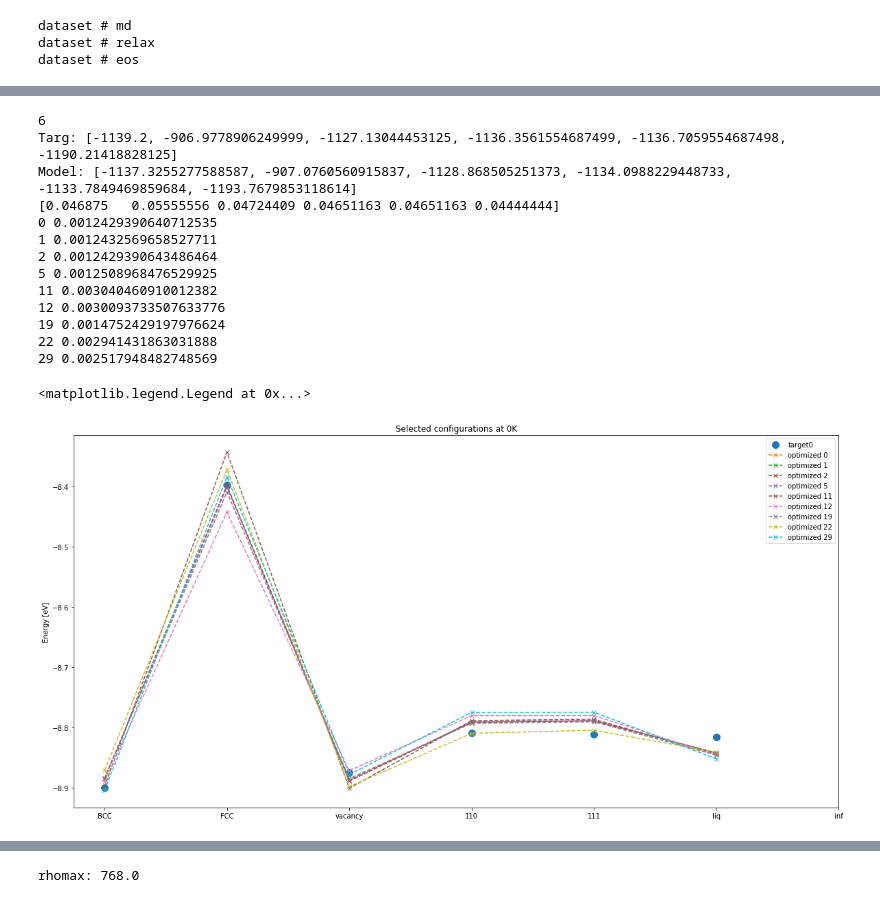
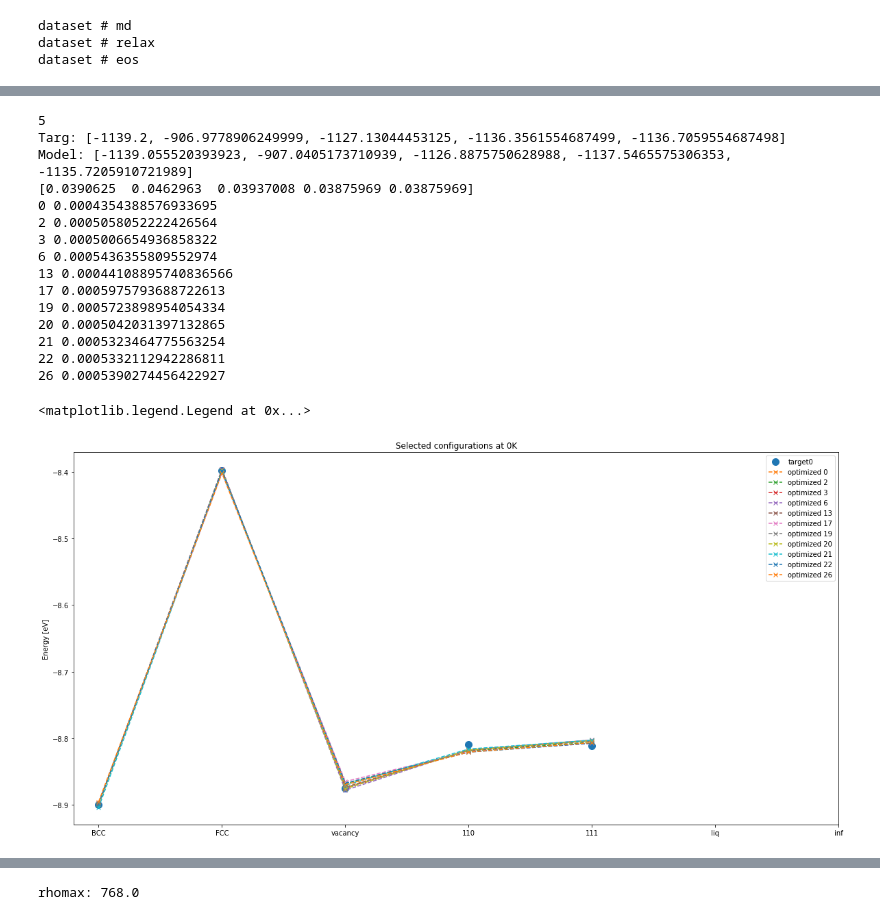
Before and after one commit to vlcekl/eam-models, a Jupyter notebook: notebooks/eam_lib_long-forces.ipynb, the cells around one changed output, grey strips where cells are left out. Cells and saved outputs as stored; diff of their text form; code cells hidden in the pictures.

```diff
--- a/notebooks/eam_lib_long-forces.ipynb
+++ b/notebooks/eam_lib_long-forces.ipynb
@@ -730,6 +762,6 @@ stats_opt['hyperparams']
 # prepare data for fitting
 stats = []
 target = []
-for key in list(targ_dict.keys()):
+for key in list(targ_ready.keys()):
     stats.append(stats_opt[key])
-    target.append(targ_dict[key])
+    target.append(targ_ready[key])
@@ -759,12 +784,11 @@ multi_pars
 pars = multi_pars[0]
 #optimal_parameters = []
 print(pars)
-sd_ini = sd2_loss(pars, stats, target, utot_EAM)
+sd_ini = sd2_loss(pars, stats, target, utot_EAM, None, [4])
 print('Initial sd2:', sd_ini)
-output = fmin(sd2_loss, pars, args=(stats, target, utot_EAM), maxiter=100000, maxfun=100000, disp=0, full_output=1,ftol=1e-6)
+output = fmin(sd2_loss, pars, args=(stats, target, utot_EAM, None, [4]), maxiter=100000, maxfun=100000, disp=0, full_output=1,ftol=1e-6)
 params_uopt = output[0]
 print('Opt #', 0, output[1:])
 print("Optimized parameters:")
 print(*params_uopt)
-#optimal_parameters.append(tuple([output[1:], params_uopt]))
 # %% [output]
@@ -782,3 +800,5 @@ array([-3.74366839e+00, -3.82503855e-04,  9.95130195e+00, -2.40887446e+00,
+# %%
+optimal_parameters.append(tuple([output[1:], params_uopt]))
 # %%
 multi_pars =[pars_in]
 # %%
@@ -808,10 +832,12 @@ multi_pars = []
 
 #pars_in1 = multi_pars[0]
 #pars_in2 = multi_pars[1]
+#pars_in3 = multi_pars[1]
+
 
 pars_in1 = optimal_parameters[0][1]
 pars_in2 = optimal_parameters[2][1]
-pars_in3 = optimal_parameters[19][1]
+pars_in3 = optimal_parameters[26][1]
 
 
 #pars_in1 = [-2.21684325e+00, -1.77860942e-04, -3.66546338e+00, -1.71191389e+00, 4.38944526e+00, -2.66122494e+00,  7.24452435e-01,  2.29732818e-01]
@@ -827,32 +853,32 @@ multi_pars.append(pars_in3)
 
 for _ in range(5):
     pars = np.array(pars_in1)
-    pars += np.random.standard_normal(pars.shape)*0.05
+    pars += np.random.standard_normal(pars.shape)*0.07
     print(pars)
     multi_pars.append(pars)
 
 for _ in range(5):
     pars = np.array(pars_in2)
-    pars += np.random.standard_normal(pars.shape)*0.05
+    pars += np.random.standard_normal(pars.shape)*0.07
     multi_pars.append(pars)
 
 for _ in range(5):
     pars = np.array(pars_in3)
-    pars += np.random.standard_normal(pars.shape)*0.05
+    pars += np.random.standard_normal(pars.shape)*0.07
     multi_pars.append(pars)
 
 for _ in range(5):
     pars = 0.5*(np.array(pars_in1) + np.array(pars_in2))
-    pars += np.random.standard_normal(pars.shape)*0.05
+    pars += np.random.standard_normal(pars.shape)*0.07
     multi_pars.append(pars)
 
 for _ in range(5):
     pars = 0.5*(np.array(pars_in1) + np.array(pars_in3))
-    pars += np.random.standard_normal(pars.shape)*0.05
+    pars += np.random.standard_normal(pars.shape)*0.07
     multi_pars.append(pars)
 
 for _ in range(5):
     pars = 0.5*(np.array(pars_in2) + np.array(pars_in3))
-    pars += np.random.standard_normal(pars.shape)*0.05
+    pars += np.random.standard_normal(pars.shape)*0.07
     multi_pars.append(pars)
 # %% [output]
@@ -921,60 +959,62 @@ Optimized parameters:
 # %%
 plt.figure(figsize=(20,10))
 
-nat = np.array([len(x) for x in targ_dict['relax']['xyz']])[:-1]
+nat = np.array([len(x) for x in targ_dict['relax']['xyz']])[:-2]
 print(len(nat))
 
 for i, params_uopt in enumerate(optimal_parameters):
 
     #print(params_uopt[1])
 
     opti_out, targ_out = udif_print(params_uopt[1], stats, target, utot_EAM, [4])
     plt.title('Selected configurations at 0K')
     if i == 0:
-        print('Targ:', targ_out[-2][:-1])
-        print('Model:', opti_out[-2][:-1])
+        print('Targ:', targ_out[-2][:-2])
+        print('Model:', opti_out[-2][:-2])
 
         #nat = np.array([len(x) for x in targ_dict['relax']['xyz']])
-        print(len(np.array(targ_out[-2][:-1]))/nat)
-        plt.plot(np.array(targ_out[-2][:-1])/nat, 'o', label='target'+str(i), markersize=10)
+        print(len(np.array(targ_out[-2][:-2]))/nat)
+        plt.plot(np.array(targ_out[-2][:-2])/nat, 'o', label='target'+str(i), markersize=10)
 
-    if params_uopt[0][0] > 3.1e-3:
+    if params_uopt[0][0] > 0.6e-3:
         continue
     #if i != 10 and i != 12:
     #    continue
     print(i, params_uopt[0][0])
 
 
     #print('Opti:', [o for o in opti_out[-1][:-1]])
-    plt.plot(np.array([o for o in opti_out[-2][:-1]])/nat, 'x--', label='optimized '+str(i))
+    plt.plot(np.array([o for o in opti_out[-2][:-2]])/nat, 'x--', label='optimized '+str(i))
 #    else:
 #        plt.plot([o for o in opti_out[-1][:-1]], 'x--', label='optimized '+str(i))
 #        plt.plot(targ_out[-1][:-1], 'o', markersize=10)
 
 plt.xticks([0, 1, 2, 3, 4, 5, 6], ['BCC','FCC', 'vacancy','110','111','liq','inf'])
 plt.ylabel('Energy [eV]')
 #plt.ylim(-1145, -1136)
 #plt.ylim(-8.905, -8.7533)
 #plt.ylim(-8.9, -8.35)
 #plt.xlim(0, 4)
 
 plt.legend()
 # %% [output]
-6
-Targ: [-1139.2, -906.9778906249999, -1127.13044453125, -1136.3561554687499, -1136.7059554687498, -1190.21418828125]
-Model: [-1137.3255277588587, -907.0760560915837, -1128.868505251373, -1134.0988229448733, -1133.7849469859684, -1193.7679853118614]
-[0.046875   0.05555556 0.04724409 0.04651163 0.04651163 0.04444444]
-0 0.0012429390640712535
-1 0.0012432569658527711
-2 0.0012429390643486464
-5 0.0012508968476529925
-11 0.003040460910012382
-12 0.0030093733507633776
-19 0.0014752429197976624
-22 0.002941431863031888
-29 0.002517948482748569
+5
+Targ: [-1139.2, -906.9778906249999, -1127.13044453125, -1136.3561554687499, -1136.7059554687498]
+Model: [-1139.055520393923, -907.0405173710939, -1126.8875750628988, -1137.5465575306353, -1135.7205910721989]
+[0.0390625  0.0462963  0.03937008 0.03875969 0.03875969]
+0 0.0004354388576933695
+2 0.0005058052222426564
+3 0.0005006654936858322
+6 0.0005436355809552974
+13 0.00044108895740836566
+17 0.0005975793688722613
+19 0.0005723898954054334
+20 0.0005042031397132865
+21 0.0005323464775563254
+22 0.0005332112942286811
+26 0.0005390274456422927
 <matplotlib.legend.Legend at 0x...>
-[figure, old version]
+[figure, new version]
 # %%
 plt.figure(figsize=(20,10))
 
```
Also changed, not shown: parts of 54 cells of this notebook, 7 other files.
